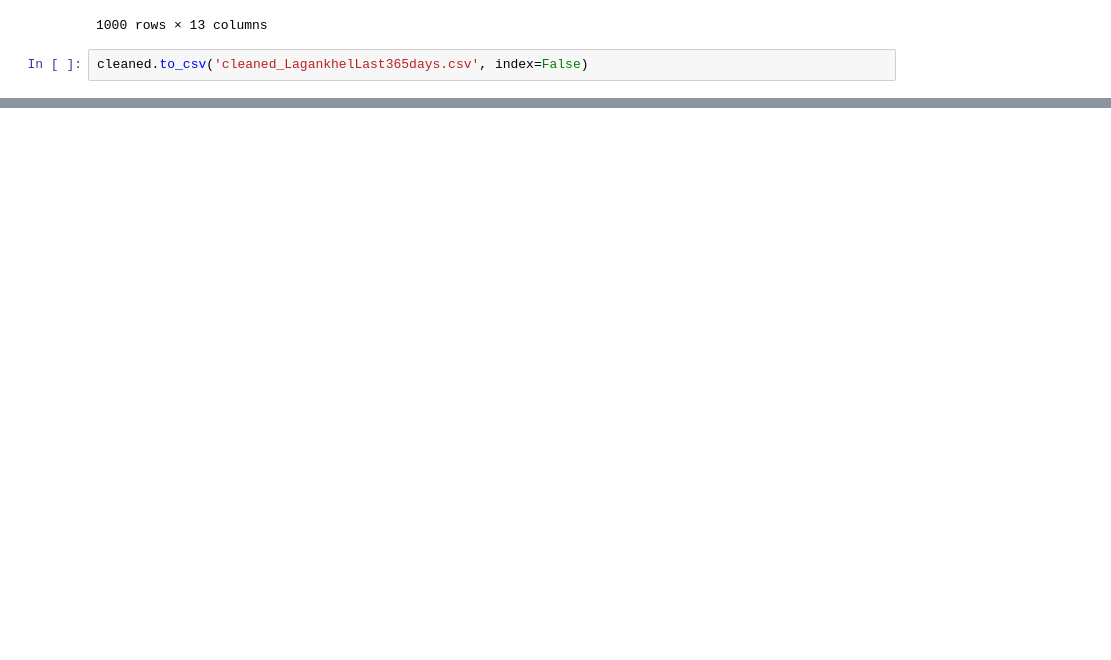
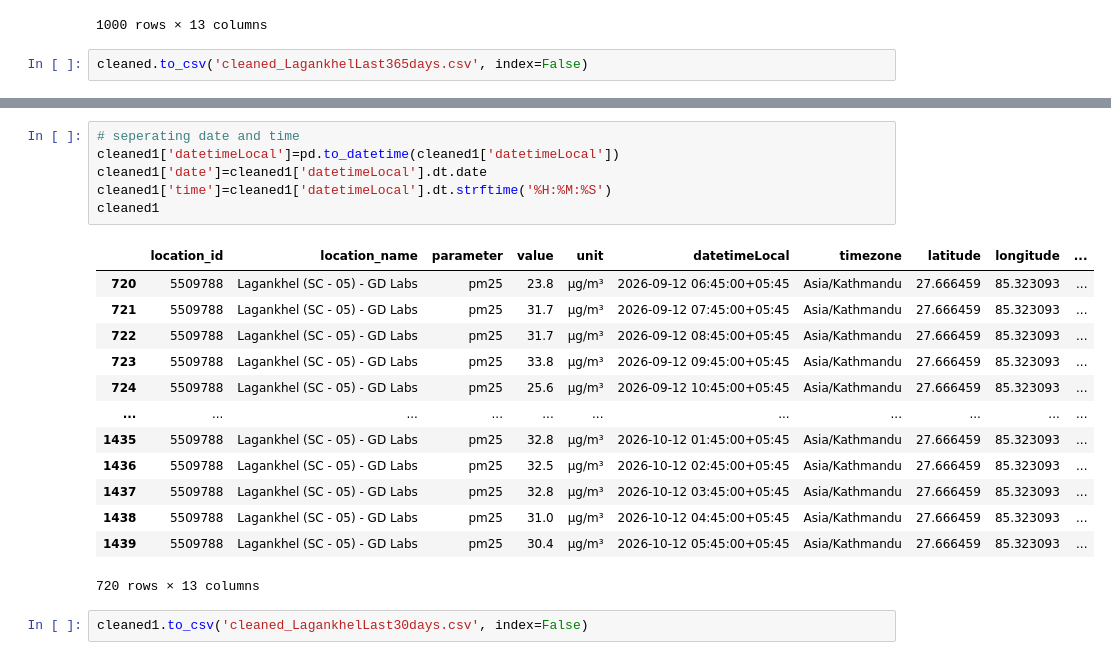
Before and after one commit to Laxmination/Kathmandu-PM2.5-Forecasting, a Jupyter notebook: OpenAQdatasetCleaning/Lagankhel data cleaning.ipynb, the cells around one changed output, grey strips where cells are left out. Cells and saved outputs as stored; diff of their text form; blank space fills up the shorter version.

```diff
--- a/OpenAQdatasetCleaning/Lagankhel data cleaning.ipynb
+++ b/OpenAQdatasetCleaning/Lagankhel data cleaning.ipynb
@@ -107,0 +187,22 @@ cleaned.to_csv('cleaned_LagankhelLast365days.csv', index=False)
+# %%
+# seperating date and time
+cleaned1['datetimeLocal']=pd.to_datetime(cleaned1['datetimeLocal'])
+cleaned1['date']=cleaned1['datetimeLocal'].dt.date
+cleaned1['time']=cleaned1['datetimeLocal'].dt.strftime('%H:%M:%S')
+cleaned1
+# %% [output]
+|  | location_id | location_name | parameter | value | unit | datetimeLocal | timezone | latitude | longitude | ... |
+| 720 | 5509788 | Lagankhel (SC - 05) - GD Labs | pm25 | 23.8 | µg/m³ | 2026-09-12 06:45:00+05:45 | Asia/Kathmandu | 27.666459 | 85.323093 | ... |
+| 721 | 5509788 | Lagankhel (SC - 05) - GD Labs | pm25 | 31.7 | µg/m³ | 2026-09-12 07:45:00+05:45 | Asia/Kathmandu | 27.666459 | 85.323093 | ... |
+| 722 | 5509788 | Lagankhel (SC - 05) - GD Labs | pm25 | 31.7 | µg/m³ | 2026-09-12 08:45:00+05:45 | Asia/Kathmandu | 27.666459 | 85.323093 | ... |
+| 723 | 5509788 | Lagankhel (SC - 05) - GD Labs | pm25 | 33.8 | µg/m³ | 2026-09-12 09:45:00+05:45 | Asia/Kathmandu | 27.666459 | 85.323093 | ... |
+| 724 | 5509788 | Lagankhel (SC - 05) - GD Labs | pm25 | 25.6 | µg/m³ | 2026-09-12 10:45:00+05:45 | Asia/Kathmandu | 27.666459 | 85.323093 | ... |
+| ... | ... | ... | ... | ... | ... | ... | ... | ... | ... | ... |
+| 1435 | 5509788 | Lagankhel (SC - 05) - GD Labs | pm25 | 32.8 | µg/m³ | 2026-10-12 01:45:00+05:45 | Asia/Kathmandu | 27.666459 | 85.323093 | ... |
+| 1436 | 5509788 | Lagankhel (SC - 05) - GD Labs | pm25 | 32.5 | µg/m³ | 2026-10-12 02:45:00+05:45 | Asia/Kathmandu | 27.666459 | 85.323093 | ... |
+| 1437 | 5509788 | Lagankhel (SC - 05) - GD Labs | pm25 | 32.8 | µg/m³ | 2026-10-12 03:45:00+05:45 | Asia/Kathmandu | 27.666459 | 85.323093 | ... |
+| 1438 | 5509788 | Lagankhel (SC - 05) - GD Labs | pm25 | 31.0 | µg/m³ | 2026-10-12 04:45:00+05:45 | Asia/Kathmandu | 27.666459 | 85.323093 | ... |
+| 1439 | 5509788 | Lagankhel (SC - 05) - GD Labs | pm25 | 30.4 | µg/m³ | 2026-10-12 05:45:00+05:45 | Asia/Kathmandu | 27.666459 | 85.323093 | ... |
+720 rows × 13 columns
+# %%
+cleaned1.to_csv('cleaned_LagankhelLast30days.csv', index=False)
```
Also changed, not shown: parts of 6 cells of this notebook, 1 other file.
